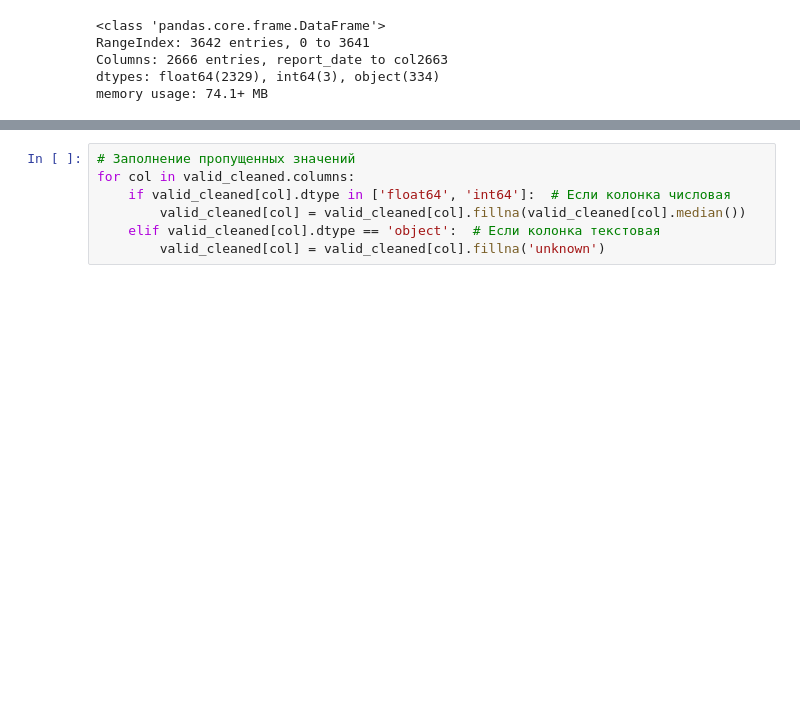
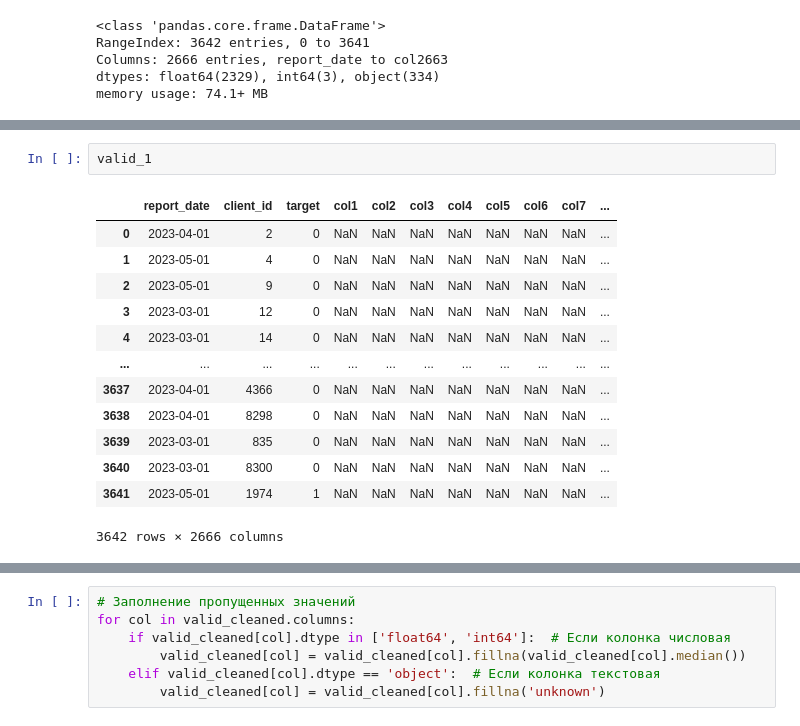
Before and after one commit to Timofey03/intensiv, a Jupyter notebook: auto.ipynb, the cells around one changed output, grey strips where cells are left out. Saved outputs shown, nothing was run; the diff lists cells and outputs as text; blank space fills up the shorter version.

```diff
--- a/auto.ipynb
+++ b/auto.ipynb
@@ -155,3 +210,19 @@ valid
+# %%
+valid_1
+# %% [output]
+|  | report_date | client_id | target | col1 | col2 | col3 | col4 | col5 | col6 | col7 | ... |
+| 0 | 2023-04-01 | 2 | 0 | NaN | NaN | NaN | NaN | NaN | NaN | NaN | ... |
+| 1 | 2023-05-01 | 4 | 0 | NaN | NaN | NaN | NaN | NaN | NaN | NaN | ... |
+| 2 | 2023-05-01 | 9 | 0 | NaN | NaN | NaN | NaN | NaN | NaN | NaN | ... |
+| 3 | 2023-03-01 | 12 | 0 | NaN | NaN | NaN | NaN | NaN | NaN | NaN | ... |
+| 4 | 2023-03-01 | 14 | 0 | NaN | NaN | NaN | NaN | NaN | NaN | NaN | ... |
+| ... | ... | ... | ... | ... | ... | ... | ... | ... | ... | ... | ... |
+| 3637 | 2023-04-01 | 4366 | 0 | NaN | NaN | NaN | NaN | NaN | NaN | NaN | ... |
+| 3638 | 2023-04-01 | 8298 | 0 | NaN | NaN | NaN | NaN | NaN | NaN | NaN | ... |
+| 3639 | 2023-03-01 | 835 | 0 | NaN | NaN | NaN | NaN | NaN | NaN | NaN | ... |
+| 3640 | 2023-03-01 | 8300 | 0 | NaN | NaN | NaN | NaN | NaN | NaN | NaN | ... |
+| 3641 | 2023-05-01 | 1974 | 1 | NaN | NaN | NaN | NaN | NaN | NaN | NaN | ... |
+3642 rows × 2666 columns
 # %%
 import pandas as pd
 import seaborn as sns
```
Also changed, not shown: parts of 24 cells of this notebook, 12 other files.
